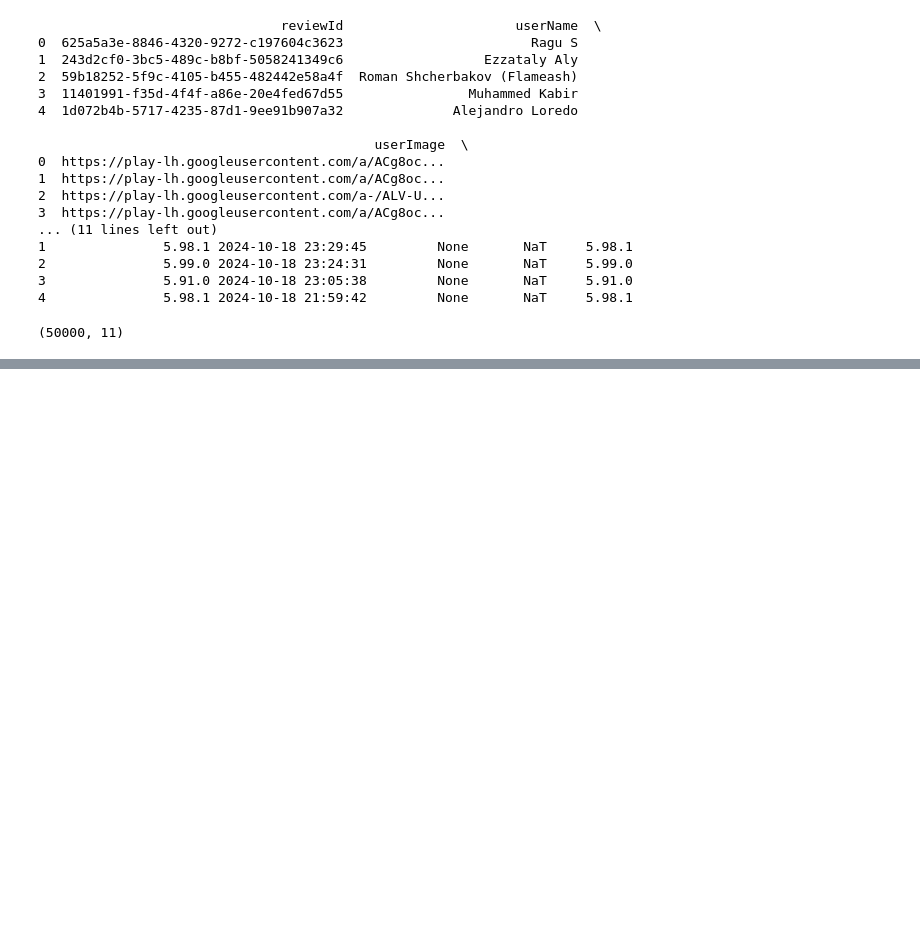
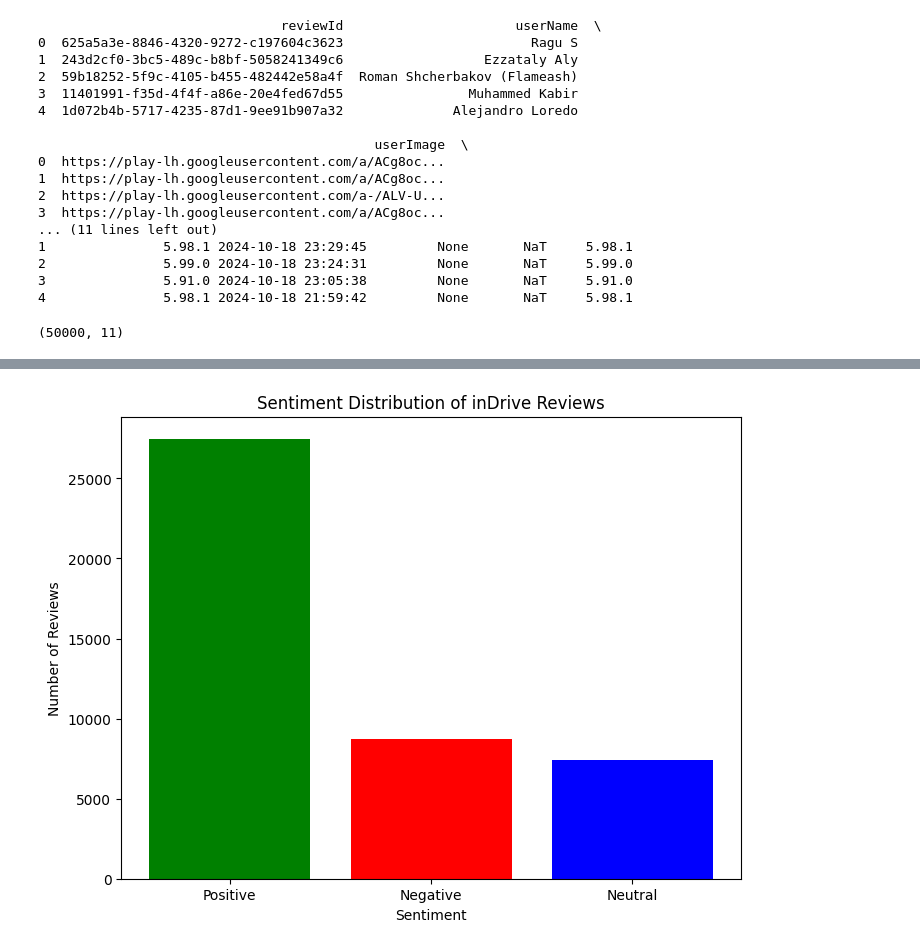
Before and after one commit to reymage/2021-pydantic, a Jupyter notebook: indrive_scraping.ipynb, the cells around one changed output, grey strips where cells are left out. Cells and saved outputs as stored; diff of their text form; code cells hidden in the pictures; blank space fills up the shorter version.

```diff
--- a/indrive_scraping.ipynb
+++ b/indrive_scraping.ipynb
@@ -86,0 +111,4 @@ df_reviews.shape
+# %%
+# drop columns reviewId, userImage. Change the column titles: content to review, at to reviewDate
+df_reviews = df_reviews.drop(['reviewId', 'userImage'], axis=1)
+df_reviews = df_reviews.rename(columns={'content': 'review', 'at': 'reviewDate'})
@@ -86,0 +124,3 @@ df_reviews.shape
+# %%
+# remove all reviews that are not in English language. You identify this when they are not English character
+df_reviews = df_reviews[df_reviews['review'].str.contains(r'[^\x00-\x7F]+') == False]
@@ -86,0 +152,6 @@ df_reviews.shape
+# %%
+# convert the columns username to string, review to string, reviewCreatedVersion to string, replyContent to string
+df_reviews['userName'] = df_reviews['userName'].astype(pd.StringDtype())
+df_reviews['review'] = df_reviews['review'].astype(pd.StringDtype())
+df_reviews['reviewCreatedVersion'] = df_reviews['reviewCreatedVersion'].astype(pd.StringDtype())
+df_reviews.dtypes
@@ -86,0 +170,18 @@ df_reviews.shape
+# %%
+# Analyse data for sentiment
+analyzer = SentimentIntensityAnalyzer()
+
+def get_sentiment(text):
+  scores = analyzer.polarity_scores(text)
+  compound_score = scores['compound']
+
+  if compound_score >= 0.05:
+    return 'Positive'
+  elif compound_score <= -0.05:
+    return 'Negative'
+  else:
+    return 'Neutral'
+
+df_reviews['sentiment'] = df_reviews['review'].apply(get_sentiment)
+df_reviews = df_reviews[['userName', 'review', 'sentiment', 'score', 'thumbsUpCount', 'reviewCreatedVersion', 'replyContent', 'repliedAt', 'reviewDate']]
+df_reviews.head(16)
@@ -86,0 +205,15 @@ df_reviews.shape
+# %%
+# plot the sentiment distribution in a graph
+
+# Count the occurrences of each sentiment
+sentiment_counts = df_reviews['sentiment'].value_counts()
+
+# Create a bar plot
+plt.figure(figsize=(8, 6))  # Adjust figure size if needed
+plt.bar(sentiment_counts.index, sentiment_counts.values, color=['green', 'red', 'blue'])
+plt.title('Sentiment Distribution of inDrive Reviews')
+plt.xlabel('Sentiment')
+plt.ylabel('Number of Reviews')
+plt.show()
+# %% [output]
+[figure, added]
```
Also changed, not shown: parts of 8 cells of this notebook.
